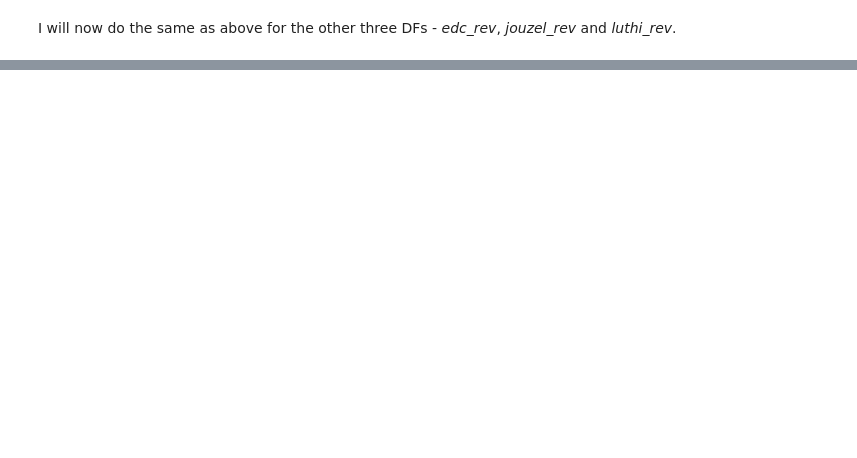
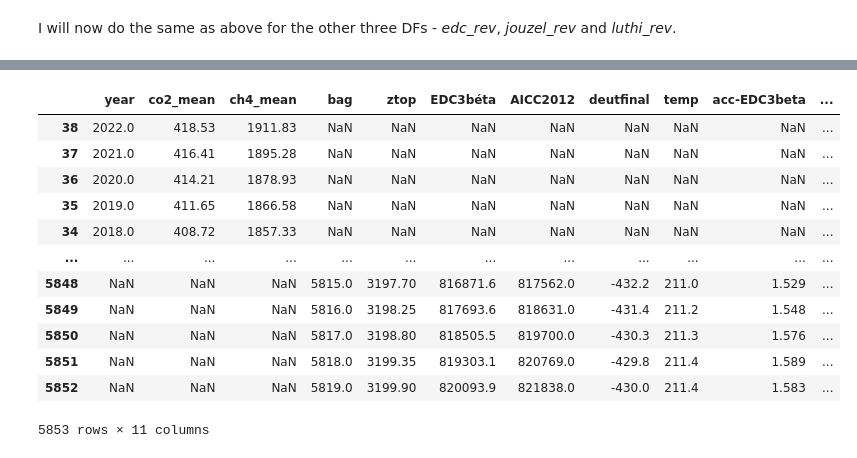
Before and after one commit to turps-pc90/PfDA_ClimateProject, a Jupyter notebook: project.ipynb, the cells around one changed output, grey strips where cells are left out. Saved outputs shown, nothing was run; the diff lists cells and outputs as text; code cells hidden in the pictures; blank space fills up the shorter version.

```diff
--- a/project.ipynb
+++ b/project.ipynb
@@ -339,0 +359,23 @@ I will now do the same as above for the other three DFs - *edc_rev*, *jouzel_rev
+# %%
+# Merge both jouzel_rev and mauna_loa DataFrames on 'year', keeping all rows from both DataFrames
+jouzel_ml = pd.merge(mauna_loa, jouzel_rev, left_on='year', right_on='IceCoreYear', how='outer')
+
+# Sort the merged DataFrame by 'year' in descending order
+jouzel_ml = jouzel_ml.sort_values(by='year', ascending=False)
+
+# Display the merged DataFrame
+jouzel_ml
+# %% [output]
+|  | year | co2_mean | ch4_mean | bag | ztop | EDC3béta | AICC2012 | deutfinal | temp | acc-EDC3beta | ... |
+| 38 | 2022.0 | 418.53 | 1911.83 | NaN | NaN | NaN | NaN | NaN | NaN | NaN | ... |
+| 37 | 2021.0 | 416.41 | 1895.28 | NaN | NaN | NaN | NaN | NaN | NaN | NaN | ... |
+| 36 | 2020.0 | 414.21 | 1878.93 | NaN | NaN | NaN | NaN | NaN | NaN | NaN | ... |
+| 35 | 2019.0 | 411.65 | 1866.58 | NaN | NaN | NaN | NaN | NaN | NaN | NaN | ... |
+| 34 | 2018.0 | 408.72 | 1857.33 | NaN | NaN | NaN | NaN | NaN | NaN | NaN | ... |
+| ... | ... | ... | ... | ... | ... | ... | ... | ... | ... | ... | ... |
+| 5848 | NaN | NaN | NaN | 5815.0 | 3197.70 | 816871.6 | 817562.0 | -432.2 | 211.0 | 1.529 | ... |
+| 5849 | NaN | NaN | NaN | 5816.0 | 3198.25 | 817693.6 | 818631.0 | -431.4 | 211.2 | 1.548 | ... |
+| 5850 | NaN | NaN | NaN | 5817.0 | 3198.80 | 818505.5 | 819700.0 | -430.3 | 211.3 | 1.576 | ... |
+| 5851 | NaN | NaN | NaN | 5818.0 | 3199.35 | 819303.1 | 820769.0 | -429.8 | 211.4 | 1.589 | ... |
+| 5852 | NaN | NaN | NaN | 5819.0 | 3199.90 | 820093.9 | 821838.0 | -430.0 | 211.4 | 1.583 | ... |
+5853 rows × 11 columns
```
Also changed, not shown: parts of 4 cells of this notebook.
